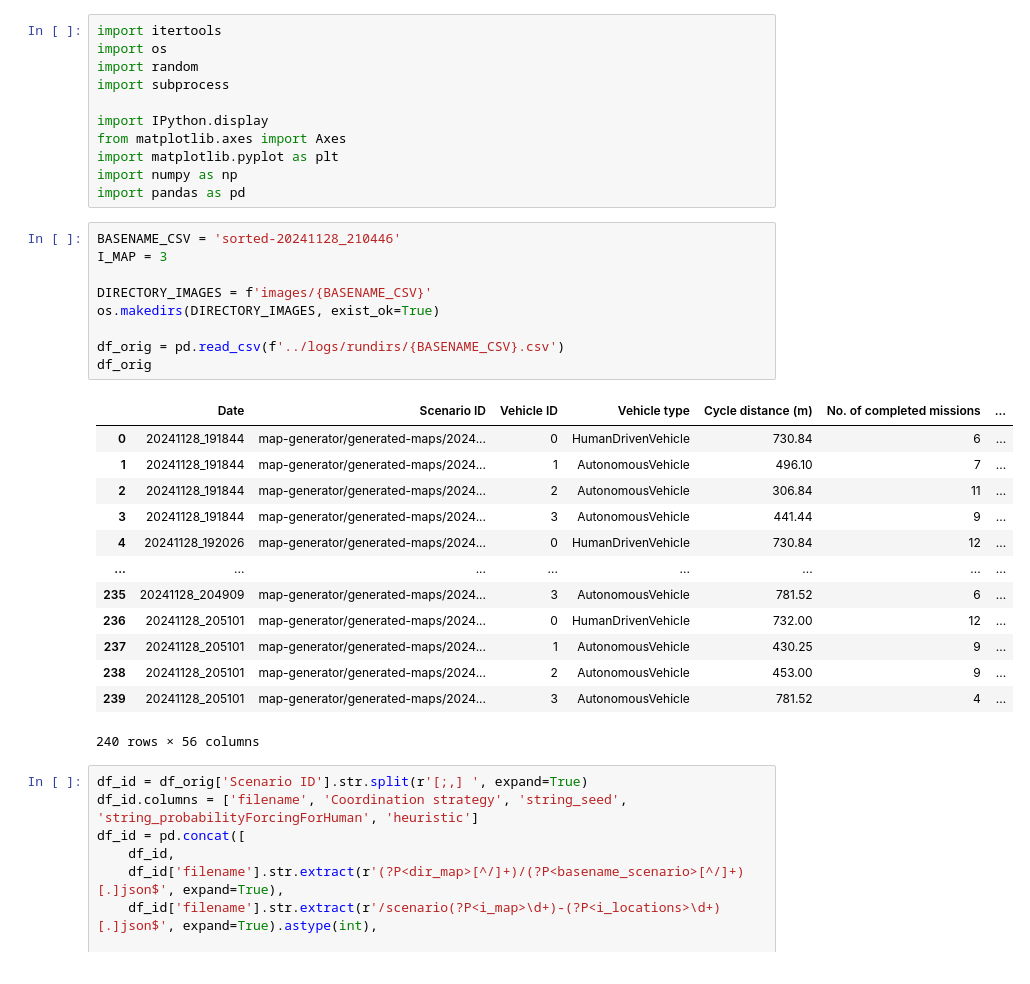
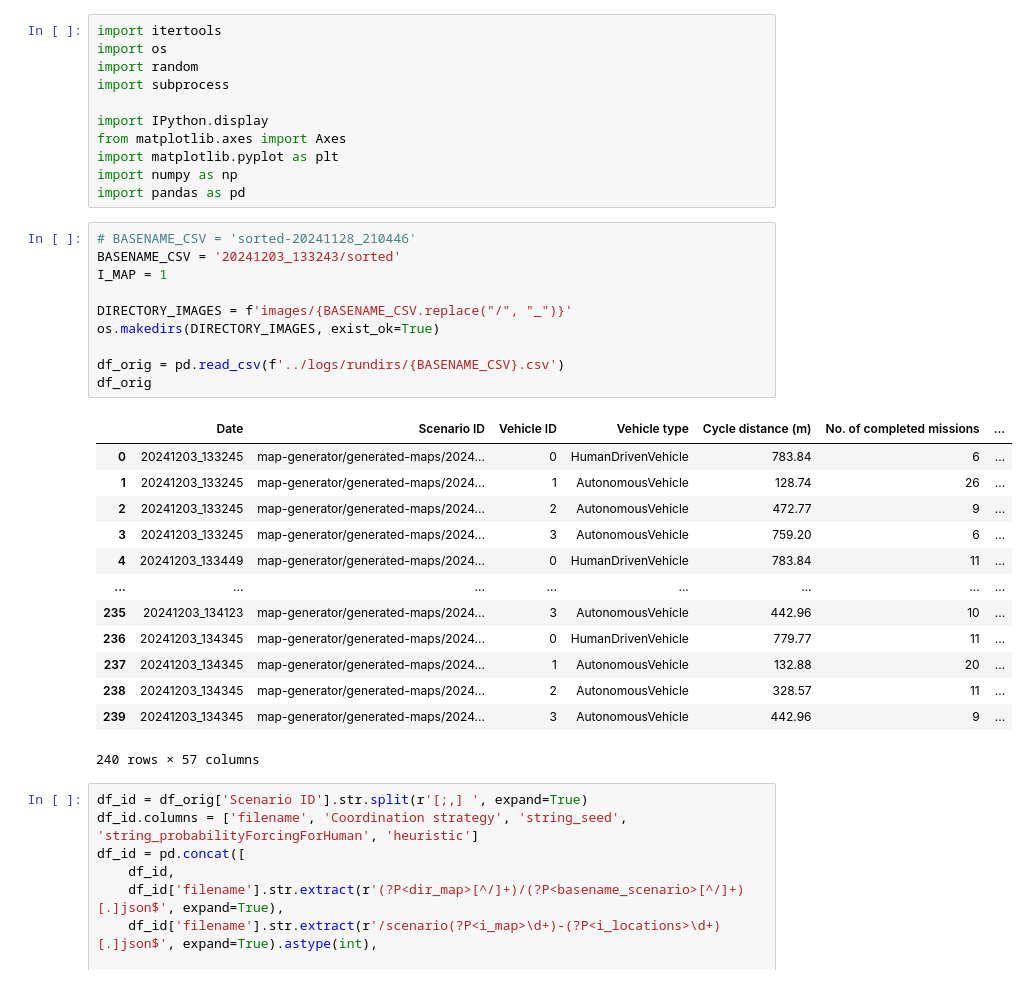
Before and after one commit to Olga-Mironenko/coordination_oru, a Jupyter notebook: scenario-analysis/analysis.ipynb, the cells around one changed output. Cells and saved outputs as stored; diff of their text form.

```diff
--- a/scenario-analysis/analysis.ipynb
+++ b/scenario-analysis/analysis.ipynb
@@ -10,28 +10,29 @@ import matplotlib.pyplot as plt
 import numpy as np
 import pandas as pd
 # %%
-BASENAME_CSV = 'sorted-20241128_210446'
-I_MAP = 3
+# BASENAME_CSV = 'sorted-20241128_210446'
+BASENAME_CSV = '20241203_133243/sorted'
+I_MAP = 1
 
-DIRECTORY_IMAGES = f'images/{BASENAME_CSV}'
+DIRECTORY_IMAGES = f'images/{BASENAME_CSV.replace("/", "_")}'
 os.makedirs(DIRECTORY_IMAGES, exist_ok=True)
 
 df_orig = pd.read_csv(f'../logs/rundirs/{BASENAME_CSV}.csv')
 df_orig
 # %% [output]
 |  | Date | Scenario ID | Vehicle ID | Vehicle type | Cycle distance (m) | No. of completed missions | ... |
-| 0 | 20241128_191844 | map-generator/generated-maps/2024... | 0 | HumanDrivenVehicle | 730.84 | 6 | ... |
-| 1 | 20241128_191844 | map-generator/generated-maps/2024... | 1 | AutonomousVehicle | 496.10 | 7 | ... |
-| 2 | 20241128_191844 | map-generator/generated-maps/2024... | 2 | AutonomousVehicle | 306.84 | 11 | ... |
-| 3 | 20241128_191844 | map-generator/generated-maps/2024... | 3 | AutonomousVehicle | 441.44 | 9 | ... |
-| 4 | 20241128_192026 | map-generator/generated-maps/2024... | 0 | HumanDrivenVehicle | 730.84 | 12 | ... |
+| 0 | 20241203_133245 | map-generator/generated-maps/2024... | 0 | HumanDrivenVehicle | 783.84 | 6 | ... |
+| 1 | 20241203_133245 | map-generator/generated-maps/2024... | 1 | AutonomousVehicle | 128.74 | 26 | ... |
+| 2 | 20241203_133245 | map-generator/generated-maps/2024... | 2 | AutonomousVehicle | 472.77 | 9 | ... |
+| 3 | 20241203_133245 | map-generator/generated-maps/2024... | 3 | AutonomousVehicle | 759.20 | 6 | ... |
+| 4 | 20241203_133449 | map-generator/generated-maps/2024... | 0 | HumanDrivenVehicle | 783.84 | 11 | ... |
 | ... | ... | ... | ... | ... | ... | ... | ... |
-| 235 | 20241128_204909 | map-generator/generated-maps/2024... | 3 | AutonomousVehicle | 781.52 | 6 | ... |
-| 236 | 20241128_205101 | map-generator/generated-maps/2024... | 0 | HumanDrivenVehicle | 732.00 | 12 | ... |
-| 237 | 20241128_205101 | map-generator/generated-maps/2024... | 1 | AutonomousVehicle | 430.25 | 9 | ... |
-| 238 | 20241128_205101 | map-generator/generated-maps/2024... | 2 | AutonomousVehicle | 453.00 | 9 | ... |
-| 239 | 20241128_205101 | map-generator/generated-maps/2024... | 3 | AutonomousVehicle | 781.52 | 4 | ... |
+| 235 | 20241203_134123 | map-generator/generated-maps/2024... | 3 | AutonomousVehicle | 442.96 | 10 | ... |
+| 236 | 20241203_134345 | map-generator/generated-maps/2024... | 0 | HumanDrivenVehicle | 779.77 | 11 | ... |
+| 237 | 20241203_134345 | map-generator/generated-maps/2024... | 1 | AutonomousVehicle | 132.88 | 20 | ... |
+| 238 | 20241203_134345 | map-generator/generated-maps/2024... | 2 | AutonomousVehicle | 328.57 | 11 | ... |
+| 239 | 20241203_134345 | map-generator/generated-maps/2024... | 3 | AutonomousVehicle | 442.96 | 9 | ... |
-240 rows × 56 columns
+240 rows × 57 columns
 # %%
 df_id = df_orig['Scenario ID'].str.split(r'[;,] ', expand=True)
 df_id.columns = ['filename', 'Coordination strategy', 'string_seed', 'string_probabilityForcingForHuman', 'heuristic']
```
Also changed, not shown: parts of 3 cells of this notebook, 7 other files.
